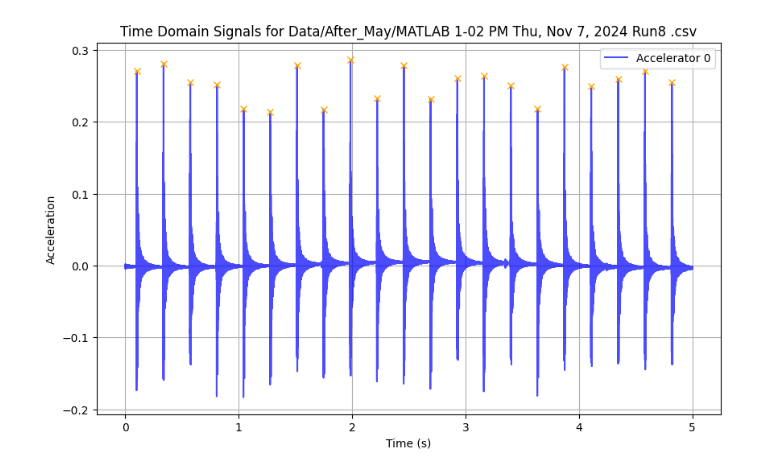
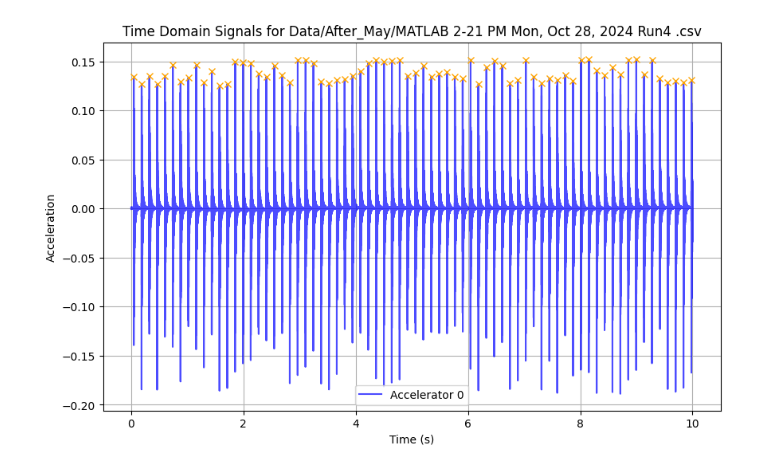
Before and after one commit to lamkin1/Acoustic-Space-Boiling, a Jupyter notebook: MultipleBoilings.ipynb, the cells around one changed output. Saved outputs shown, nothing was run; the diff lists cells and outputs as text; code cells hidden in the pictures.

```diff
--- a/MultipleBoilings.ipynb
+++ b/MultipleBoilings.ipynb
@@ -9,15 +9,18 @@ import matplotlib.pyplot as plt
 from sklearn.mixture import GaussianMixture
 from collections import defaultdict
 # %%
-file = 'Data/After_May/MATLAB 1-02 PM Thu, Nov 7, 2024 Run8 .csv'
+# file = 'Data/After_May/MATLAB 1-02 PM Thu, Nov 7, 2024 Run8 .csv'
 # file = 'Data/After_May/MATLAB 1-00 PM Fri, Jun 28, 2024 Run8 .csv'
 # file = 'Data/After_May/MATLAB 1-51 PM Tue, Oct 29, 2024 Run13 .csv'
+# file = 'Data/After_May/MATLAB 2-45 PM Thu, Oct 24, 2024 Run10 .csv'
+file = 'Data/After_May/MATLAB 1-25 PM Thu, Nov 7, 2024 Run11 .csv'
+file = 'Data/After_May/MATLAB 2-21 PM Mon, Oct 28, 2024 Run4 .csv'
 acceleration0 = get_file(file)
 x, y = get_peaks(acceleration0)
 
 plot_file(file)
 # %% [output]
-[figure, old version]
+[figure, new version]
 # %%
 diffs = []
 for i in range(len(x)-1):
```
Also changed, not shown: parts of 6 cells of this notebook.
